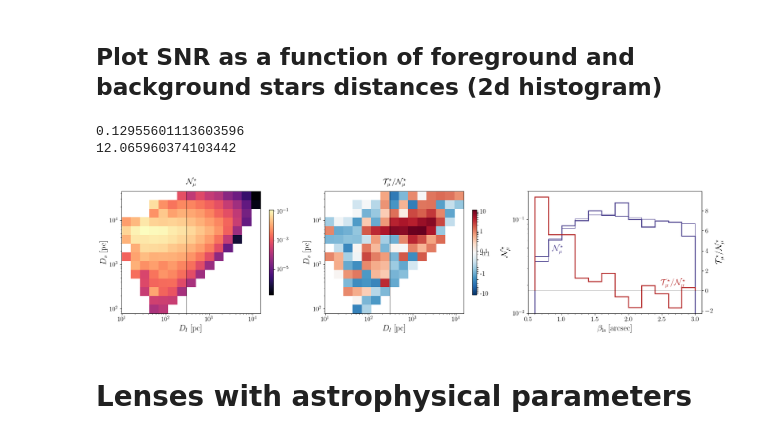
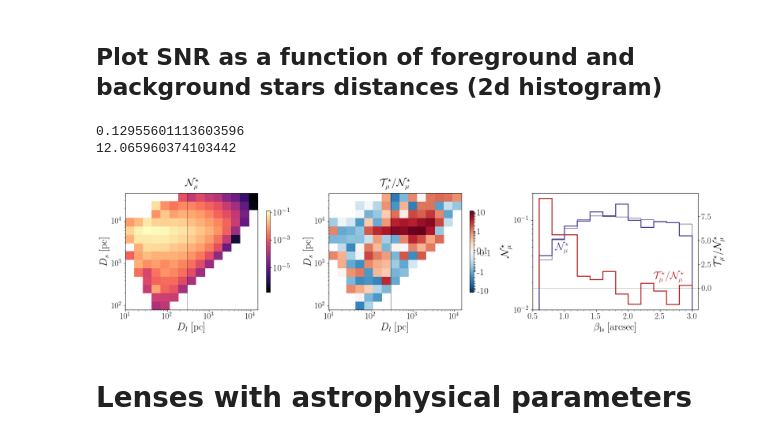
Before and after one commit to kenvantilburg/lens-velocity, a Jupyter notebook: star-star/make_plots.ipynb, the cells around one changed output. Drawn from its saved outputs; the diff is of its cells as text; code cells hidden in the pictures.

```diff
--- a/star-star/make_plots.ipynb
+++ b/star-star/make_plots.ipynb
@@ -70,7 +70,7 @@ map_count_2 = np.zeros(hp.nside2npix(nside));
 for idx, ipix in tqdm(enumerate(q_pix_1)):
     map_count_1[ipix] += 1
 # %%
-mpl.rcParams.update({'font.size': 20})
+mpl.rcParams.update({'font.size': 26})
 
 map = 1e-10 + map_count_1 / (hp.pixelfunc.nside2resol(nside))**2
 map_min = 1e-3 * np.max(map); map_max = np.max(map);
@@ -90,7 +90,7 @@ fig = plt.gcf()
 ax = plt.gca()
 image = ax.get_images()[0]
 cbar = fig.colorbar(image, ax=ax,fraction=0.015);
-cbar.set_label('[counts/sr]', fontsize=22)
+cbar.set_label('[counts/sr]', fontsize=26)
 
 mpl.rcParams.update({'font.size': fontsize})
 
@@ -119,7 +119,7 @@ map_count_2 = np.zeros(hp.nside2npix(nside));
 for idx, ipix in tqdm(enumerate(q_pix_1)):
     map_count_1[ipix] += 1
 # %%
-mpl.rcParams.update({'font.size': 20})
+mpl.rcParams.update({'font.size': 26})
 
 map = 1e-10 + map_count_1 / (hp.pixelfunc.nside2resol(nside))**2
 map_min = 1e-3 * np.max(map); map_max = np.max(map);
@@ -139,7 +139,7 @@ fig = plt.gcf()
 ax = plt.gca()
 image = ax.get_images()[0]
 cbar = fig.colorbar(image, ax=ax,fraction=0.015);
-cbar.set_label('[counts/sr]', fontsize=22)
+cbar.set_label('[counts/sr]', fontsize=26)
 
 mpl.rcParams.update({'font.size': fontsize})
 
@@ -691,12 +689,13 @@ sigmamu_bil_hist = np.divide(sigmamu_bil_hist, bil_counts, out=np.zeros(len(bil_
 goldenratio = 1.61803
 fig, ax = plt.subplots(nrows=1, ncols=3, figsize=(19, 5))
 colorlist = ['darkslateblue', 'firebrick', 'green', 'orange', 'black', 'purple']
-fonts = 18
+fonts = 22
 
 aa = ax[0].hist2d(x, y, bins=[fore_dist_bins, back_dist_bins], norm=colors.LogNorm(vmin=np.nanmin(np.sqrt(norm_sq_histo)), vmax=np.nanmax(np.sqrt(norm_sq_histo))), weights=np.sqrt(norm_sq_histo), cmap='magma')
-fig.colorbar(aa[3], ax=ax[0], shrink=0.7, pad=0.05)
+cbar = fig.colorbar(aa[3], ax=ax[0], shrink=0.7, pad=0.05)
+cbar.ax.tick_params(labelsize=20)
 print(np.max(aa[0][aa[0]>0]))
-ax[0].set_title(r'$\mathcal{N}^{\star}_{\mu}$', pad=15)
+ax[0].set_title(r'$\mathcal{N}^{\star}_{\mu}$', pad=15, fontsize=fonts)
 ax[0].axvline(dist_cut,0,1, c='k', linewidth=0.5)
 
 aa = ax[1].hist2d(x, y, bins=[fore_dist_bins, back_dist_bins], norm=colors.SymLogNorm(linthresh=0.1, linscale=0.1, vmin=-np.nanmax(ratio_histo), vmax=np.nanmax(ratio_histo)),
@@ -706,41 +705,48 @@ ticks = np.concatenate((np.linspace(-10, -1, 9, endpoint=False), 0.1*np.linspace
                      0.1*np.linspace(1, 10, 10, endpoint=True), np.linspace(2, 10, 9, endpoint=True)))
 cbar = fig.colorbar(aa[3], ax=ax[1], shrink=0.7, ticks=ticks, pad=0.05)
 cbar.ax.set_yticklabels(["{:.0f}".format(i) if i in [-10, -1, 1, 10] else "{:.1f}".format(i) if i in [-0.1, 0.1] else '' for i in ticks]) # add the labels
+cbar.ax.tick_params(labelsize=20)
 
 print(np.max(aa[0][aa[0]>0]))
-ax[1].set_title(r'$\mathcal{T}^{\star}_{\mu}/\mathcal{N}^{\star}_{\mu}$', pad=15)
+ax[1].set_title(r'$\mathcal{T}^{\star}_{\mu}/\mathcal{N}^{\star}_{\mu}$', pad=15, fontsize=fonts)
 ax[1].axvline(dist_cut,0,1, c='k', linewidth=0.5)
+
+
 
 for i in range(2):
     ax[i].set_xscale('log')
     ax[i].set_yscale('log')
-    ax[i].set_xlabel(r'$D_l\ [\rm{pc}]$', fontsize=18); ax[i].set_ylabel(r'$D_s\ [\rm{pc}]$', fontsize=18);
+    ax[i].set_xlabel(r'$D_l\ [\rm{pc}]$', fontsize=fonts); ax[i].set_ylabel(r'$D_s\ [\rm{pc}]$', fontsize=fonts);
+    ax[i].xaxis.set_tick_params(labelsize=18)
+    ax[i].yaxis.set_tick_params(labelsize=18)
 
 
 ax[2].minorticks_on()
 ax[2].hist(bins_bil[:-1], bins=bins_bil, log=True, density=False, histtype='step', weights=np.sqrt(nsq_bil_hist), color=colorlist[0], linewidth=2);
 ax[2].hist(bins_bil[:-1], bins=bins_bil, log=True, density=False, histtype='step', weights=6E-4*np.sqrt(bil_counts)/(bins_bil[:-1])/sigmamu_bil_hist, color=colorlist[0], linewidth=1);
 ax[2].set_xlim(0.5, 3.1); ax[2].set_ylim(1E-2,0.2)
 
 ax2 = ax[2].twinx()
 ax2.hist(bins_bil[:-1], bins=bins_bil, log=False, density=False, histtype='step', weights=tau_bil_hist/np.sqrt(nsq_bil_hist), color=colorlist[1], linewidth=2)
 ax2.axhline(0, 0,1, linewidth=0.3, color='k')
+ax2.yaxis.set_tick_params(labelsize=18)
 
 ax2.set_ylabel(r'$\mathcal{T}^{\star}_{\mu}/\mathcal{N}^{\star}_{\mu}$', fontsize = fonts)
 ax[2].set_ylabel(r'$\mathcal{N}^{\star}_{\mu}$', fontsize = fonts)
 ax[2].set_xlabel(r'$\beta_{\rm{ls}}$ [arcsec]', fontsize = fonts)
 
-ax[2].text(2.48, 0.02, r'$\mathcal{T}^{\star}_{\mu}/\mathcal{N}^{\star}_{\mu}$', color=colorlist[1], fontsize = fonts)
+ax[2].text(2.4, 0.022, r'$\mathcal{T}^{\star}_{\mu}/\mathcal{N}^{\star}_{\mu}$', color=colorlist[1], fontsize = fonts)
 ax[2].text(0.85, 0.046, r'$\mathcal{N}^{\star}_{\mu}$', color=colorlist[0], fontsize = fonts)
-
+ax[2].xaxis.set_tick_params(labelsize=18)
+ax[2].yaxis.set_tick_params(labelsize=18)
 
 
 fig.tight_layout()
 fig.savefig(FigDir+'starstar_snr_histo.pdf')
 # %% [output]
 0.12955601113603596
 12.065960374103442
-[figure, old version]
+[figure, new version]
 # %% [markdown]
 # Lenses with astrophysical parameters
 # %%
```
Also changed, not shown: parts of 5 cells of this notebook, 9 other files.
